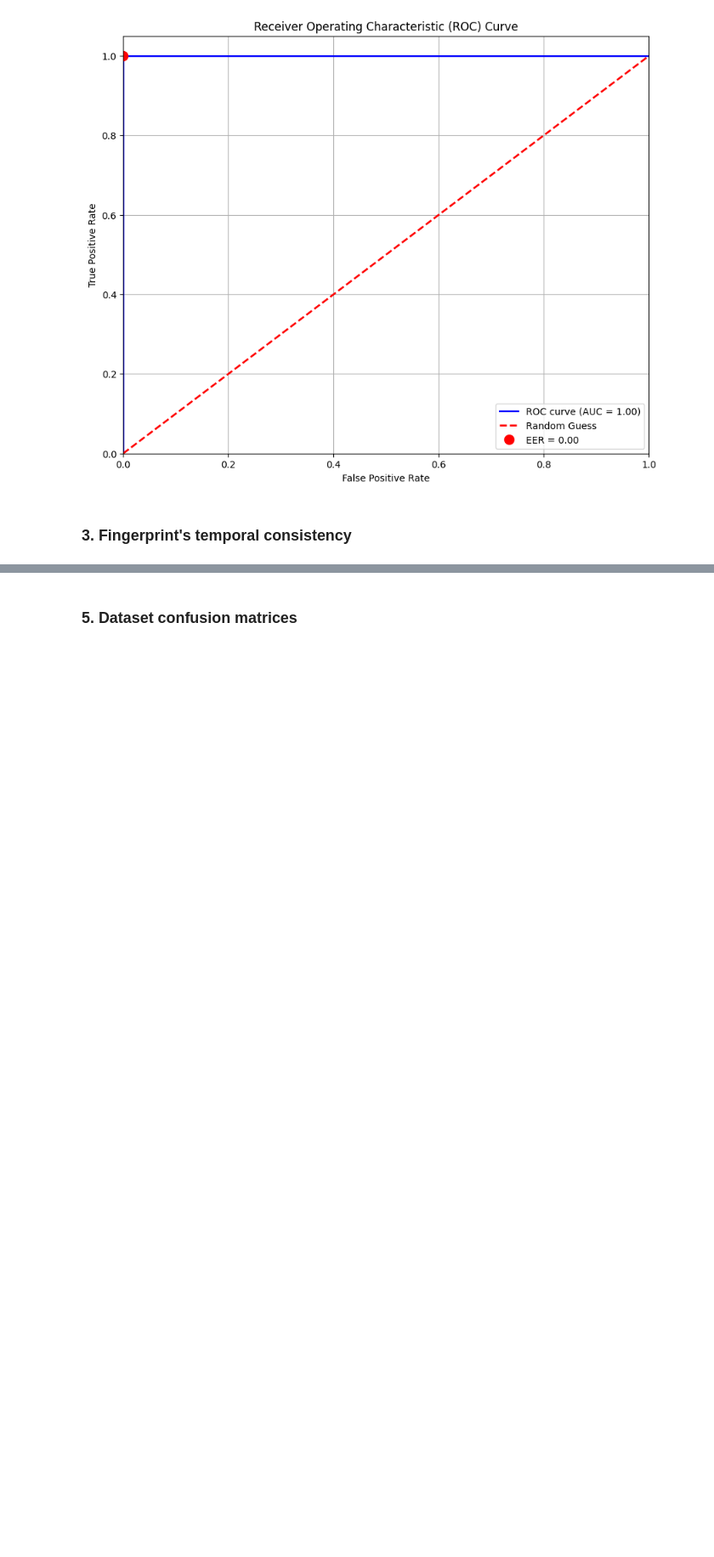
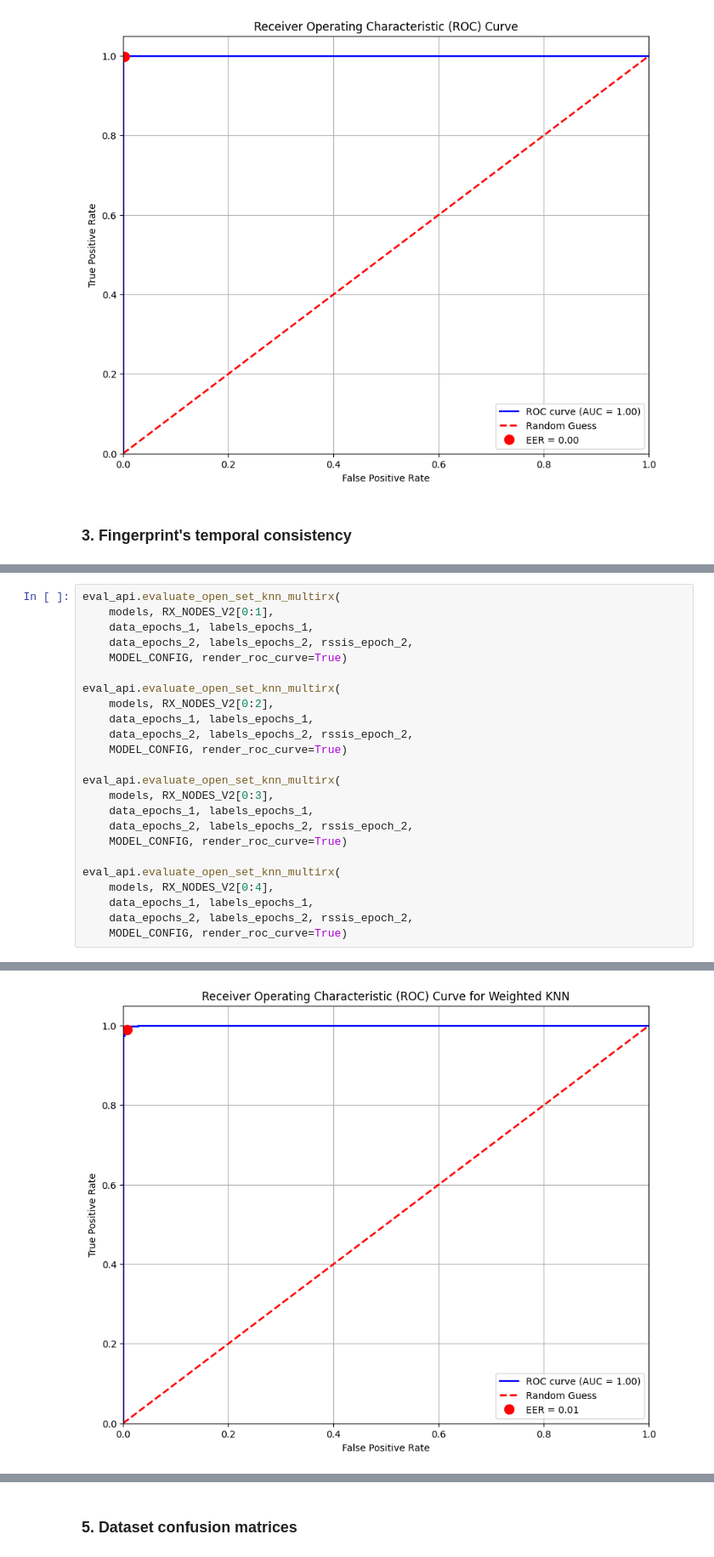
Before and after one commit to joseasanvil/AODT_RFFI, a Jupyter notebook: fingerprinting/evaluation_demo.ipynb, the cells around one changed output, grey strips where cells are left out. Shown at 85% size. Drawn from its saved outputs; the diff is of its cells as text; blank space fills up the shorter version.

```diff
--- a/fingerprinting/evaluation_demo.ipynb
+++ b/fingerprinting/evaluation_demo.ipynb
@@ -262,0 +329,25 @@ IndexError: index 0 is out of bounds for axis 0 with size 0
+# %%
+eval_api.evaluate_open_set_knn_multirx(
+    models, RX_NODES_V2[0:1],
+    data_epochs_1, labels_epochs_1,
+    data_epochs_2, labels_epochs_2, rssis_epoch_2,
+    MODEL_CONFIG, render_roc_curve=True)
+
+eval_api.evaluate_open_set_knn_multirx(
+    models, RX_NODES_V2[0:2],
+    data_epochs_1, labels_epochs_1,
+    data_epochs_2, labels_epochs_2, rssis_epoch_2,
+    MODEL_CONFIG, render_roc_curve=True)
+
+eval_api.evaluate_open_set_knn_multirx(
+    models, RX_NODES_V2[0:3],
+    data_epochs_1, labels_epochs_1,
+    data_epochs_2, labels_epochs_2, rssis_epoch_2,
+    MODEL_CONFIG, render_roc_curve=True)
+
+eval_api.evaluate_open_set_knn_multirx(
+    models, RX_NODES_V2[0:4],
+    data_epochs_1, labels_epochs_1,
+    data_epochs_2, labels_epochs_2, rssis_epoch_2,
+    MODEL_CONFIG, render_roc_curve=True)
+# %% [output]
@@ -262,0 +358 @@ IndexError: index 0 is out of bounds for axis 0 with size 0
+[figure, added]
```
Also changed, not shown: parts of 15 cells of this notebook, 5 other files.
